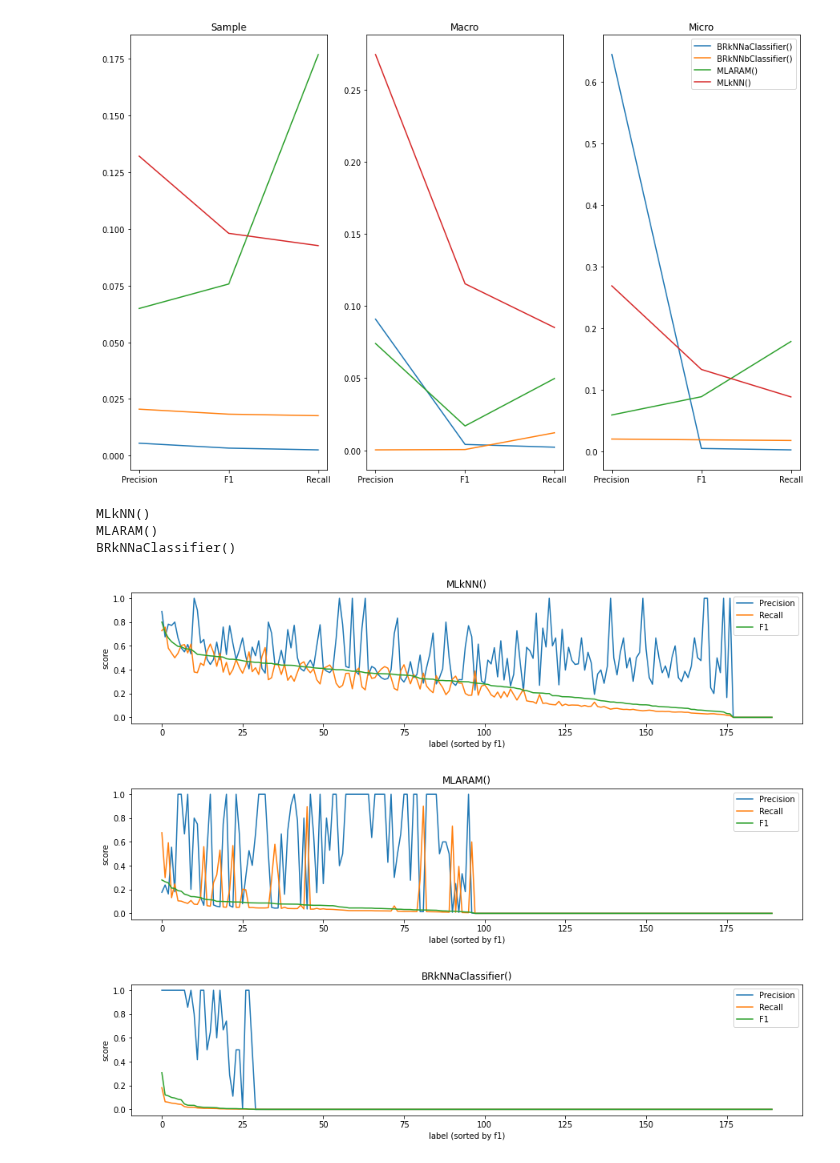
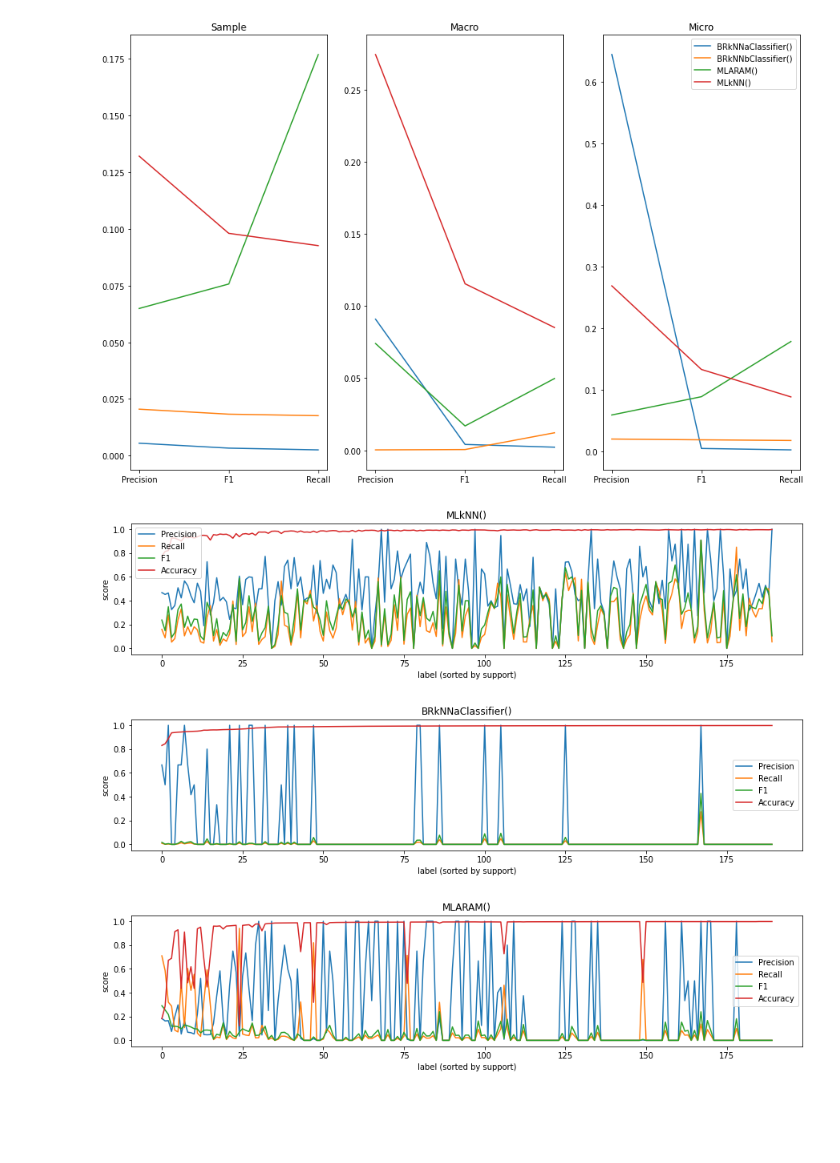
Before and after one commit to gefei-htw/academia_tag_recommender, a Jupyter notebook: notebooks/7.0-me-algorithm-adaption.ipynb, the cells around one changed output. Cells and saved outputs as stored; diff of their text form; code cells hidden in the pictures; blank space fills up the shorter version.

```diff
--- a/notebooks/7.0-me-algorithm-adaption.ipynb
+++ b/notebooks/7.0-me-algorithm-adaption.ipynb
@@ -168,33 +169,43 @@ plt.show()
 [figure]
 # %%
 top_3 = sorted(paths, key=lambda x: load(x).evaluation.sum(), reverse=True)[0:3]
+# %%
+def per_label_accuracy(orig, prediction):
+    if not isinstance(prediction, np.ndarray):
+        prediction = prediction.toarray()
+    l = 1 - orig - prediction
+    return np.average(l, axis=0)
 # %%
 from sklearn.metrics import classification_report
 classwise_results = []
 for clf_path in top_3:
     clf = load(clf_path)
     prediction = clf.predict(X_test)
-    classwise_results.append((clf, classification_report(y_test, prediction, output_dict=True, zero_division=0)))
+    label_accuracies = per_label_accuracy(y_test, prediction)
+    report = classification_report(y_test, prediction, output_dict=True, zero_division=0)
+    classwise_report = {}
+    for i, result in enumerate(report):
+        if i < len(label_accuracies):
+            classwise_report[result] = report[result]
+            classwise_report[result]['accuracy'] = label_accuracies[int(result)]
+    classwise_results.append((clf, classwise_report))
-# %% [output]
-MLkNN()
-MLARAM()
-BRkNNaClassifier()
 # %%
 import numpy as np
 x_ = np.arange(0, len(y_test[0]))
 for classwise_result in classwise_results:
     name, results = classwise_result
     _, fig_1 = plt.subplots(figsize=(15,3))
     fig_1.set_title(name)
-    sorted_results = sorted(results, key=lambda x: results[x]['f1-score'], reverse=True)
+    sorted_results = sorted(results, key=lambda x: results[x]['support'], reverse=True)
     fig_1.plot(x_, [results[result]['precision'] for result in sorted_results][0:len(x_)], label='Precision')
     fig_1.plot(x_, [results[result]['recall'] for result in sorted_results][0:len(x_)], label='Recall')
     fig_1.plot(x_, [results[result]['f1-score'] for result in sorted_results][0:len(x_)], label='F1')
-    fig_1.set_xlabel('label (sorted by f1)')
+    fig_1.plot(x_, [results[result]['accuracy'] for result in sorted_results][0:len(x_)], label="Accuracy")
+    fig_1.set_xlabel('label (sorted by support)')
     fig_1.set_ylabel('score')
     fig_1.legend(loc='best')
 plt.show()
 # %% [output]
-[figure, old version]
+[figure, new version]
-[figure, old version]
+[figure, new version]
-[figure, old version]
+[figure, new version]
```
Also changed, not shown: parts of 1 cell of this notebook.
